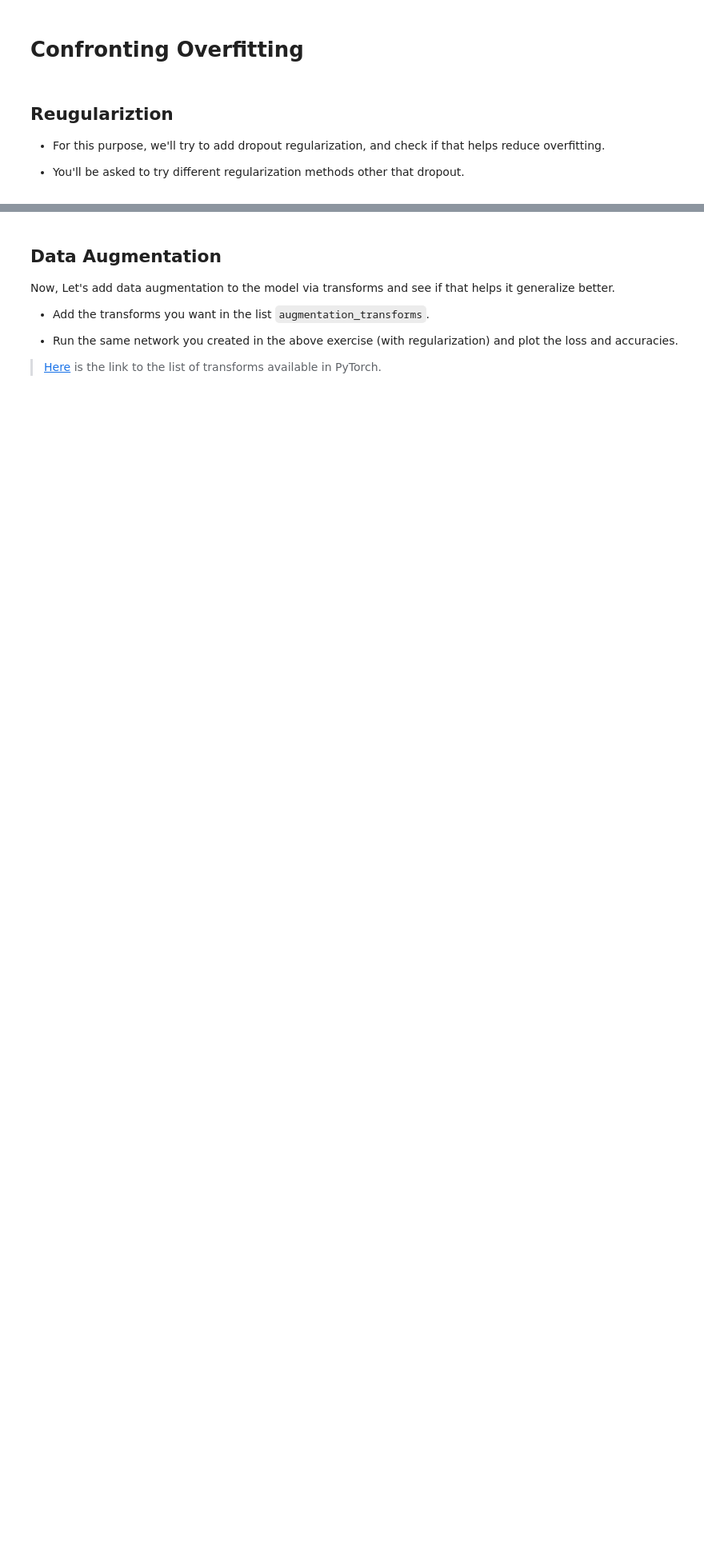
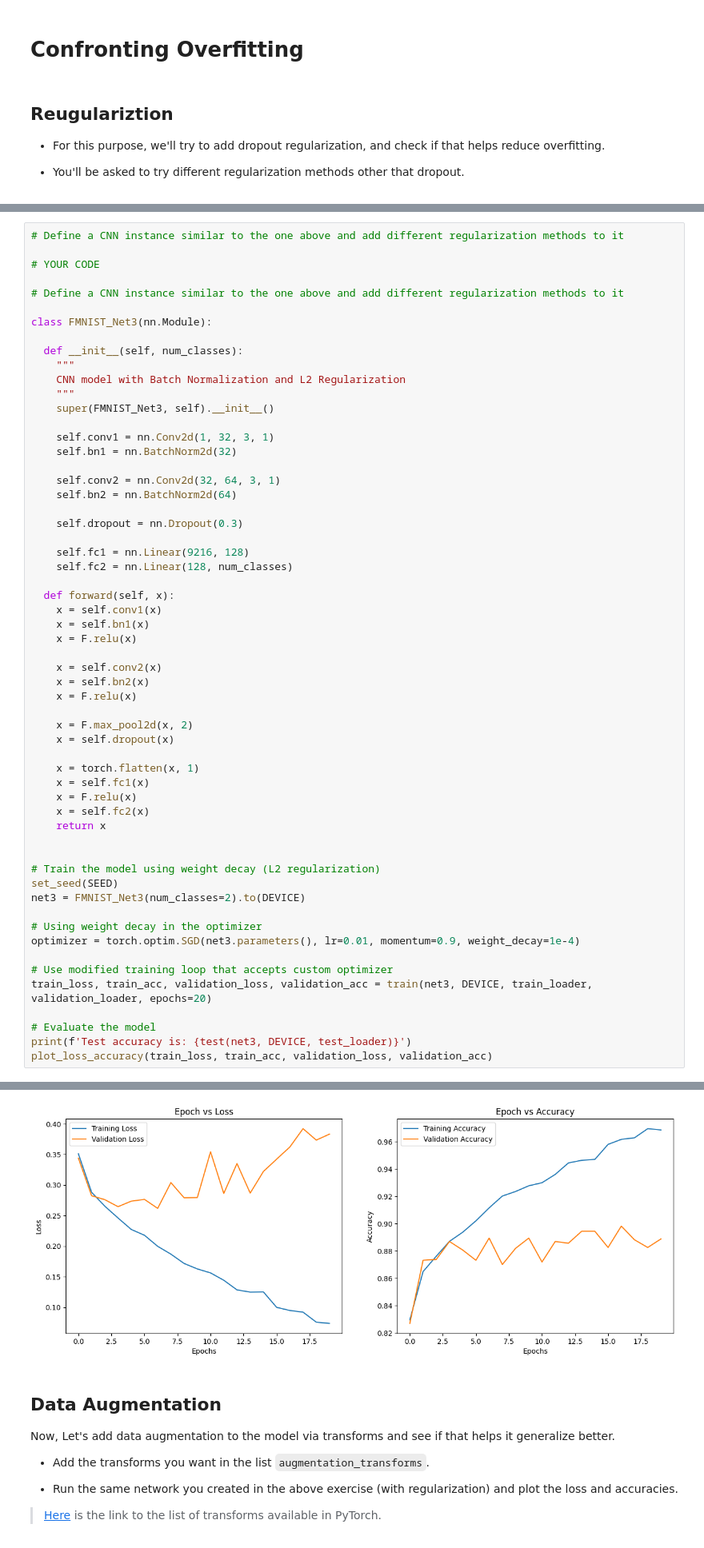
Before and after one commit to MahdiS3171/Deep-Learning-SUT-Course-Spring-2025, a Jupyter notebook: HW/HW2/Student_HW_CNN_part2.ipynb, the cells around one changed output, grey strips where cells are left out. Shown at 80% size. Saved outputs shown, nothing was run; the diff lists cells and outputs as text; blank space fills up the shorter version.

```diff
--- a/HW/HW2/Student_HW_CNN_part2.ipynb
+++ b/HW/HW2/Student_HW_CNN_part2.ipynb
@@ -905,0 +930,59 @@ Test accuracy is: 87.75%
+# %%
+# Define a CNN instance similar to the one above and add different regularization methods to it
+
+# YOUR CODE
+
+# Define a CNN instance similar to the one above and add different regularization methods to it
+
+class FMNIST_Net3(nn.Module):
+
+  def __init__(self, num_classes):
+    """
+    CNN model with Batch Normalization and L2 Regularization
+    """
+    super(FMNIST_Net3, self).__init__()
+
+    self.conv1 = nn.Conv2d(1, 32, 3, 1)
+    self.bn1 = nn.BatchNorm2d(32)
+
+    self.conv2 = nn.Conv2d(32, 64, 3, 1)
+    self.bn2 = nn.BatchNorm2d(64)
+
+    self.dropout = nn.Dropout(0.3)
+
+    self.fc1 = nn.Linear(9216, 128)
+    self.fc2 = nn.Linear(128, num_classes)
+
+  def forward(self, x):
+    x = self.conv1(x)
+    x = self.bn1(x)
+    x = F.relu(x)
+
+    x = self.conv2(x)
+    x = self.bn2(x)
+    x = F.relu(x)
+
+    x = F.max_pool2d(x, 2)
+    x = self.dropout(x)
+
+    x = torch.flatten(x, 1)
+    x = self.fc1(x)
+    x = F.relu(x)
+    x = self.fc2(x)
+    return x
+
+
+# Train the model using weight decay (L2 regularization)
+set_seed(SEED)
+net3 = FMNIST_Net3(num_classes=2).to(DEVICE)
+
+# Using weight decay in the optimizer
+optimizer = torch.optim.SGD(net3.parameters(), lr=0.01, momentum=0.9, weight_decay=1e-4)
+
+# Use modified training loop that accepts custom optimizer
+train_loss, train_acc, validation_loss, validation_acc = train(net3, DEVICE, train_loader, validation_loader, epochs=20)
+
+# Evaluate the model
+print(f'Test accuracy is: {test(net3, DEVICE, test_loader)}')
+plot_loss_accuracy(train_loss, train_acc, validation_loss, validation_acc)
+# %% [output]
@@ -906,3 +991,4 @@ Test accuracy is: 87.75%
+[figure, added]
 # %% [markdown]
 ## Data Augmentation
 
```
Also changed, not shown: parts of 29 cells of this notebook.
